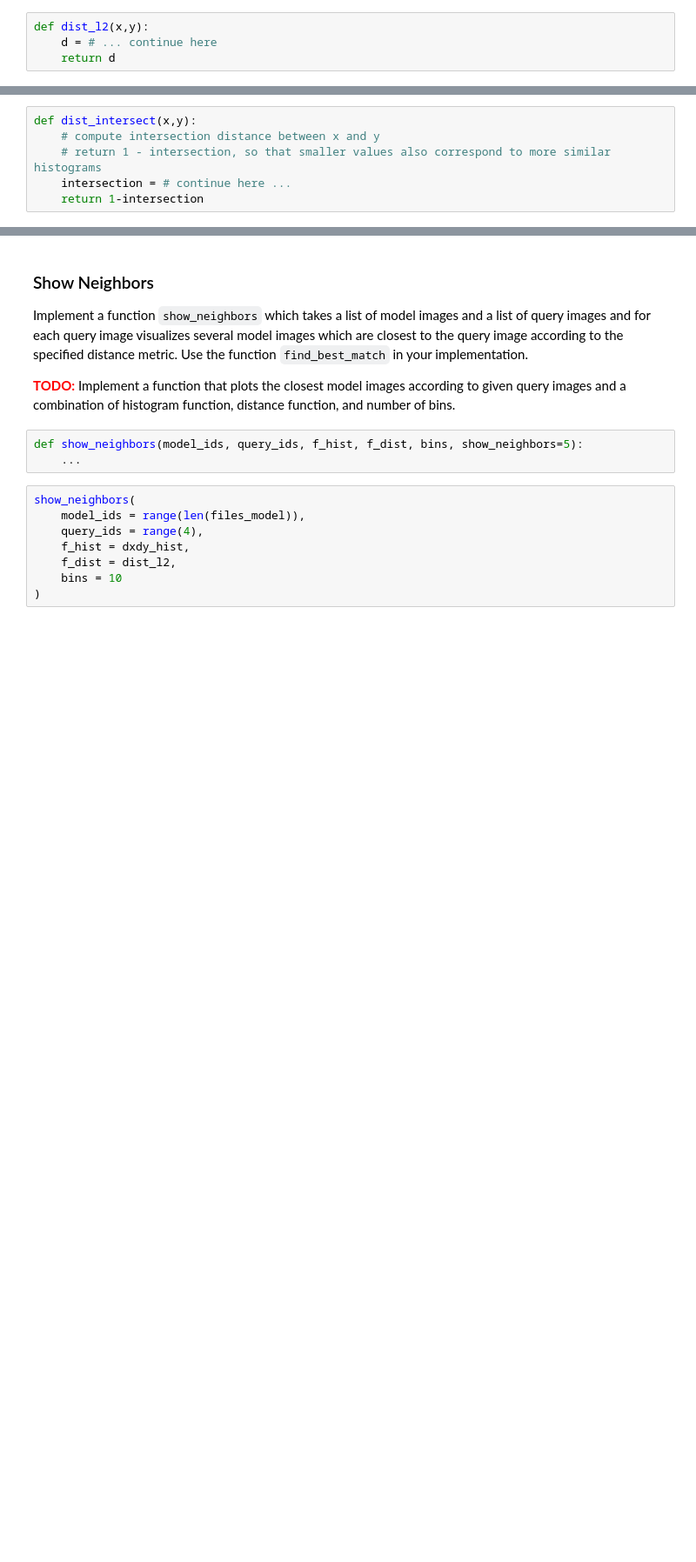
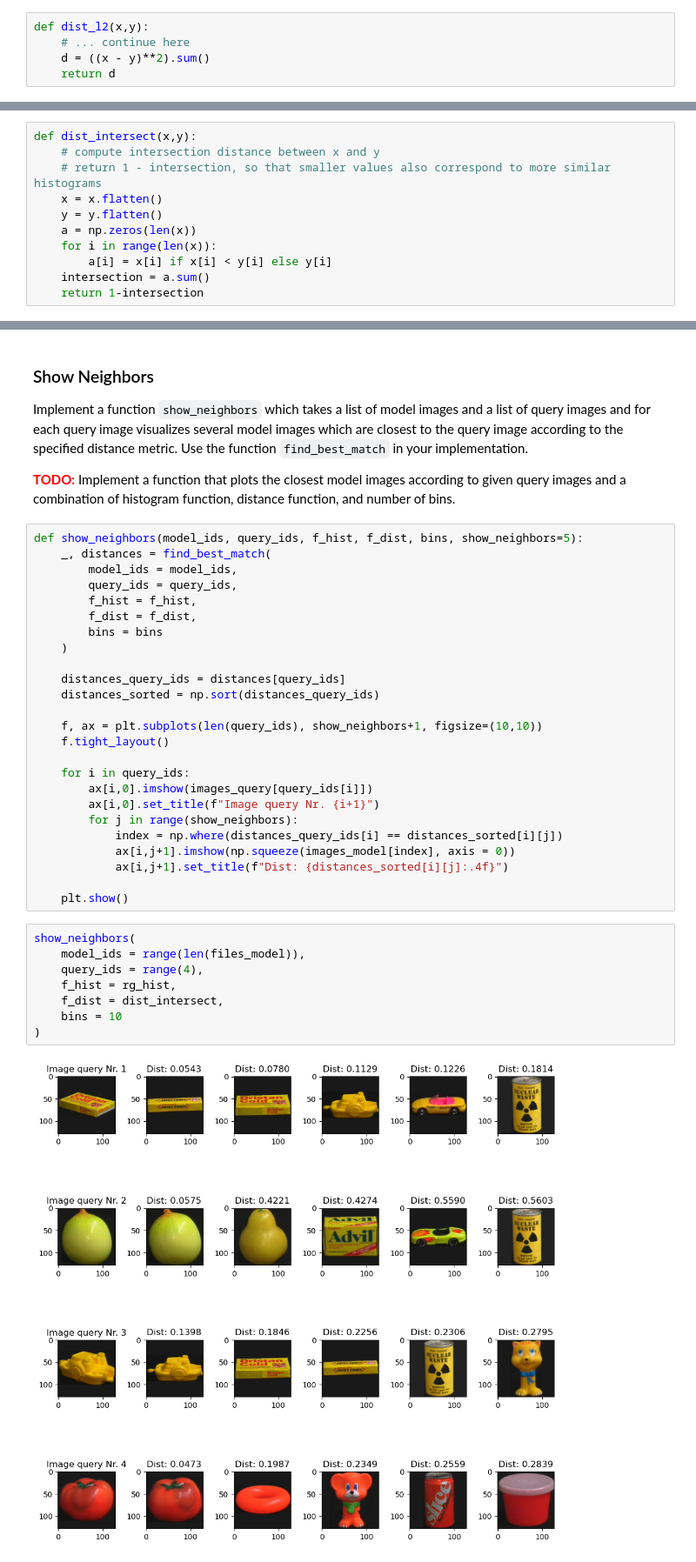
Before and after one commit to YxesRatep/HLCV, a Jupyter notebook: A01/A01_Workbook.ipynb, the cells around one changed output, grey strips where cells are left out. Shown at 87% size. Saved outputs shown, nothing was run; the diff lists cells and outputs as text; blank space fills up the shorter version.

```diff
--- a/A01/A01_Workbook.ipynb
+++ b/A01/A01_Workbook.ipynb
@@ -532,7 +702,8 @@ Implement the histogram distance functions discussed during the lecture by filli
 <font color='red'>**TODO:**</font> Implement the euclidean distance function to compare two histograms *x* and *y*.
 # %%
 def dist_l2(x,y):
-    d = # ... continue here
+    # ... continue here
+    d = ((x - y)**2).sum()
     return d
 # %% [markdown]
 Test your implementation:
@@ -547,7 +720,12 @@ dist_l2(a,b) == 0.01111111111111111
 def dist_intersect(x,y):
     # compute intersection distance between x and y
     # return 1 - intersection, so that smaller values also correspond to more similar histograms
-    intersection = # continue here ...
+    x = x.flatten()
+    y = y.flatten()
+    a = np.zeros(len(x))
+    for i in range(len(x)):
+        a[i] = x[i] if x[i] < y[i] else y[i]
+    intersection = a.sum()
     return 1-intersection
 # %% [markdown]
 Test your implementation:
@@ -610,15 +799,39 @@ Implement a function `show_neighbors` which takes a list of model images and a l
 <font color='red'>**TODO:**</font> Implement a function that plots the closest model images according to given query images and a combination of histogram function, distance function, and number of bins.
 # %%
 def show_neighbors(model_ids, query_ids, f_hist, f_dist, bins, show_neighbors=5):
-    ...
+    _, distances = find_best_match(
+        model_ids = model_ids,
+        query_ids = query_ids,
+        f_hist = f_hist,
+        f_dist = f_dist,
+        bins = bins
+    )
+
+    distances_query_ids = distances[query_ids]
+    distances_sorted = np.sort(distances_query_ids)
+
+    f, ax = plt.subplots(len(query_ids), show_neighbors+1, figsize=(10,10))
+    f.tight_layout()
+
+    for i in query_ids:
+        ax[i,0].imshow(images_query[query_ids[i]])
+        ax[i,0].set_title(f"Image query Nr. {i+1}")
+        for j in range(show_neighbors):
+            index = np.where(distances_query_ids[i] == distances_sorted[i][j])
+            ax[i,j+1].imshow(np.squeeze(images_model[index], axis = 0))
+            ax[i,j+1].set_title(f"Dist: {distances_sorted[i][j]:.4f}")
+
+    plt.show()
 # %%
 show_neighbors(
     model_ids = range(len(files_model)),
     query_ids = range(4),
-    f_hist = dxdy_hist,
-    f_dist = dist_l2,
+    f_hist = rg_hist,
+    f_dist = dist_intersect,
     bins = 10
 )
+# %% [output]
+[figure, added]
 # %% [markdown]
 ### Recognition Rate
 
```
Also changed, not shown: parts of 30 cells of this notebook, 1 other file.
